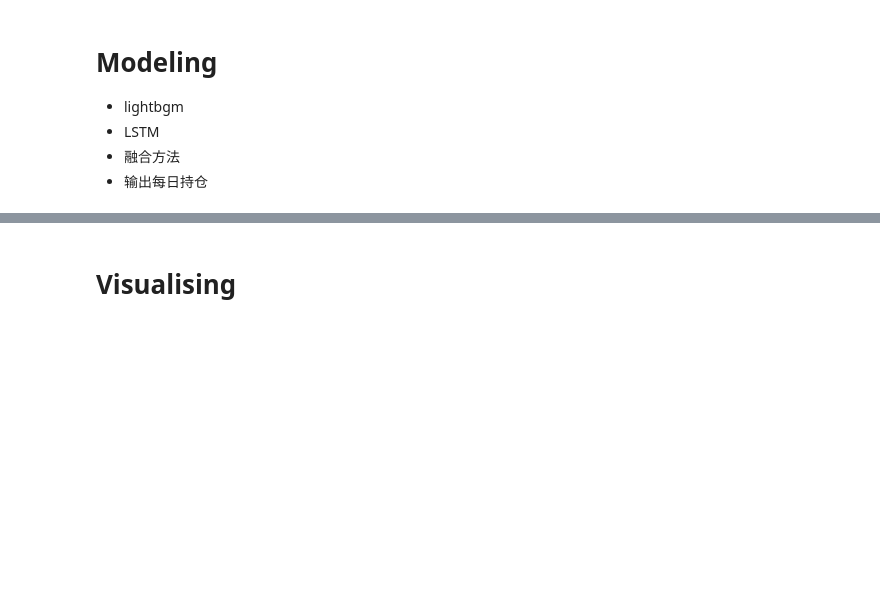
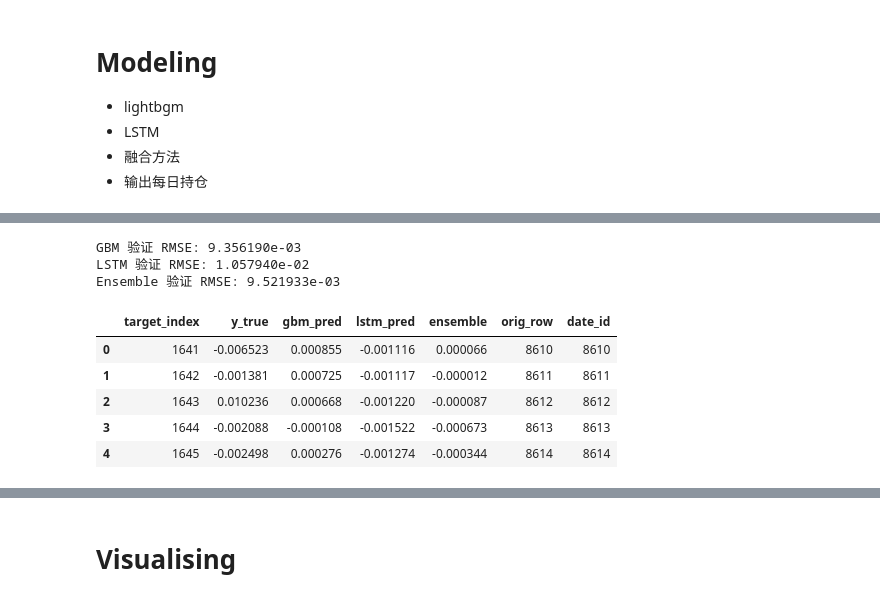
Before and after one commit to tothemooooon/Hull-Tactical-Market-Prediction, a Jupyter notebook: baseline.ipynb, the cells around one changed output, grey strips where cells are left out. Saved outputs shown, nothing was run; the diff lists cells and outputs as text; code cells hidden in the pictures; blank space fills up the shorter version.

```diff
--- a/baseline.ipynb
+++ b/baseline.ipynb
@@ -529,0 +811,49 @@ for lag in [1, 5, 21, 63]:
+# %%
+# 简单加权融合两个模型的结果，做出最终预测
+# 设定权重（可调整）
+w_gbm = 0.6
+w_lstm = 0.4
+
+# X_all, split, y_val_pred, lstm_results, valid_idx 均在之前的 cells 已定义
+# 构造 LightGBM 在验证集对应的 target_index（与 lstm_results.target_index 对齐）
+gbm_df = pd.DataFrame({
+    'target_index': np.arange(split, len(X_all)),
+    'gbm_pred': y_val_pred
+})
+
+# 合并 LSTM 预测（lstm_results 包含 target_index, y_true, y_pred）
+merged = gbm_df.merge(lstm_results.rename(columns={'y_pred': 'lstm_pred'}), on='target_index', how='inner')
+
+# 计算加权融合
+merged['ensemble'] = w_gbm * merged['gbm_pred'] + w_lstm * merged['lstm_pred']
+
+# 评估：与验证真实值比较（y_true 在 merged 中）
+mse_gbm = mean_squared_error(merged['y_true'], merged['gbm_pred'])
+mse_lstm = mean_squared_error(merged['y_true'], merged['lstm_pred'])
+mse_ens = mean_squared_error(merged['y_true'], merged['ensemble'])
+
+print(f"GBM 验证 RMSE: {np.sqrt(mse_gbm):.6e}")
+print(f"LSTM 验证 RMSE: {np.sqrt(mse_lstm):.6e}")
+print(f"Ensemble 验证 RMSE: {np.sqrt(mse_ens):.6e}")
+
+# 将结果保存为方便后续使用的变量
+y_ensemble = merged['ensemble'].values
+ensemble_results = merged[['target_index', 'y_true', 'gbm_pred', 'lstm_pred', 'ensemble']].copy()
+
+# 把融合结果映射回原始 train 行索引和日期
+orig_idx_map = np.where(valid_idx)[0]  # 原始 train 中保留的行索引
+ensemble_results['orig_row'] = orig_idx_map[ensemble_results['target_index'].values]
+ensemble_results['date_id'] = train.loc[ensemble_results['orig_row'], 'date_id'].values
+
+# 显示前几行
+ensemble_results.head()
+# %% [output]
+GBM 验证 RMSE: 9.356190e-03
+LSTM 验证 RMSE: 1.057940e-02
+Ensemble 验证 RMSE: 9.521933e-03
+|  | target_index | y_true | gbm_pred | lstm_pred | ensemble | orig_row | date_id |
+| 0 | 1641 | -0.006523 | 0.000855 | -0.001116 | 0.000066 | 8610 | 8610 |
+| 1 | 1642 | -0.001381 | 0.000725 | -0.001117 | -0.000012 | 8611 | 8611 |
+| 2 | 1643 | 0.010236 | 0.000668 | -0.001220 | -0.000087 | 8612 | 8612 |
+| 3 | 1644 | -0.002088 | -0.000108 | -0.001522 | -0.000673 | 8613 | 8613 |
+| 4 | 1645 | -0.002498 | 0.000276 | -0.001274 | -0.000344 | 8614 | 8614 |
```
Also changed, not shown: parts of 12 cells of this notebook.
